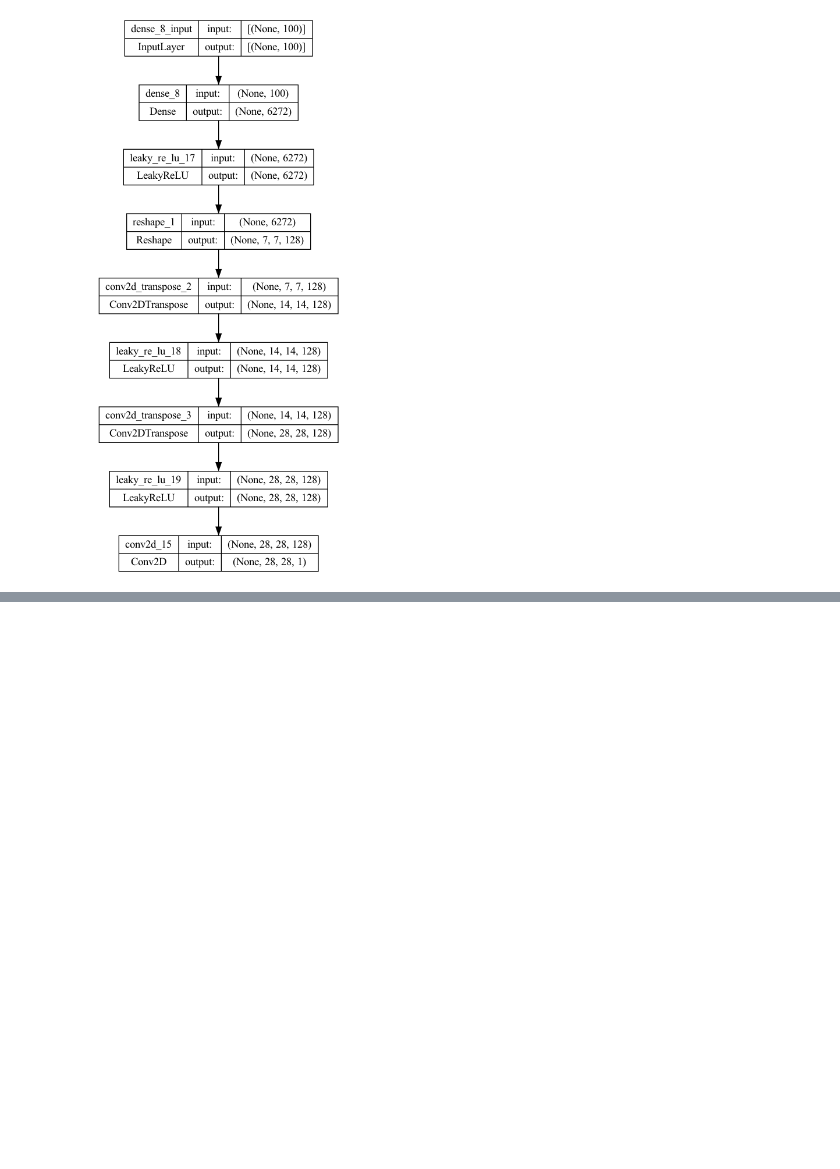
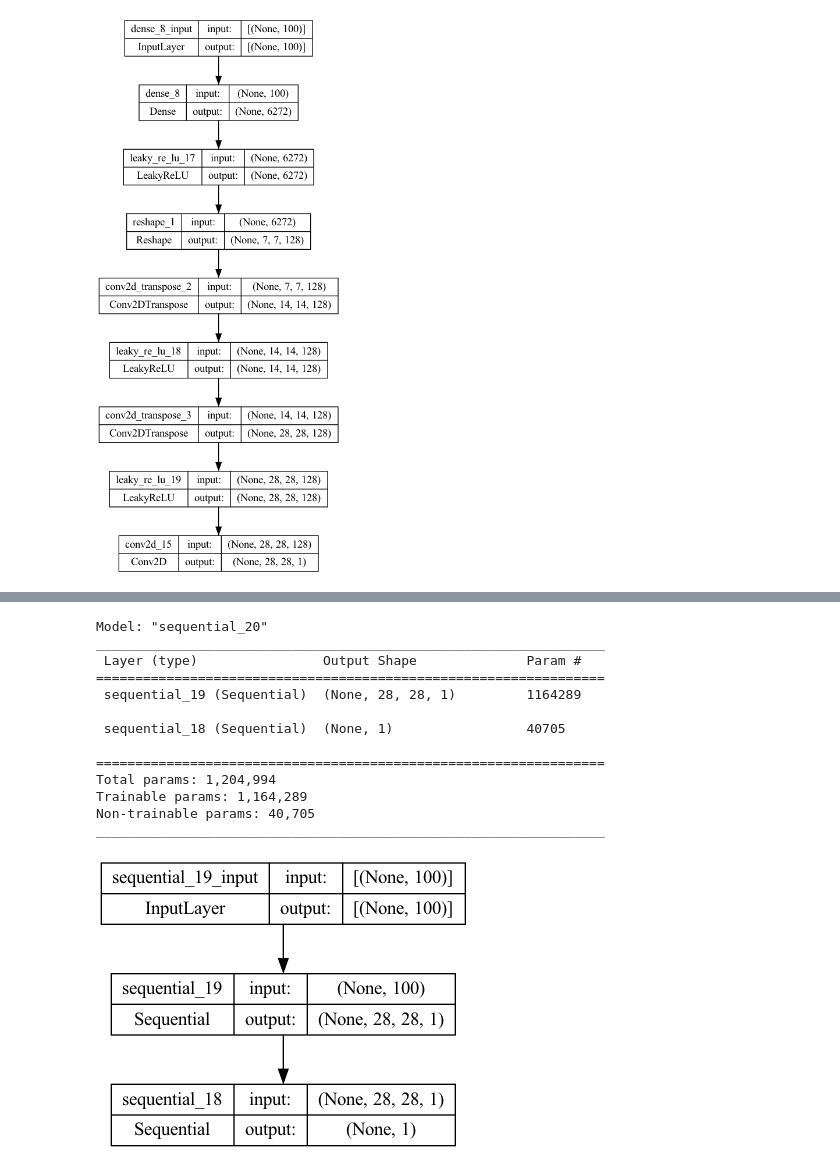
Before and after one commit to JynxZz/gan-mnist, a Jupyter notebook: notebook/exploration.ipynb, the cells around one changed output, grey strips where cells are left out. Saved outputs shown, nothing was run; the diff lists cells and outputs as text; code cells hidden in the pictures; blank space fills up the shorter version.

Commit message:
gan train

```diff
--- a/notebook/exploration.ipynb
+++ b/notebook/exploration.ipynb
@@ -252,0 +303,48 @@ _________________________________________________________________
+# %%
+# define the combined generator and discriminator model, for updating the generator
+def model_gan(g_model, d_model):
+	# make weights in the discriminator not trainable
+	d_model.trainable = False
+
+	# connect them
+	model = Sequential()
+	# add generator
+	model.add(g_model)
+	# add the discriminator
+	model.add(d_model)
+
+	# compile model
+	opt = Adam(learning_rate=0.0002, beta_1=0.5)
+	model.compile(loss='binary_crossentropy', optimizer=opt)
+
+	return model
+# %%
+# size of the latent space
+latent_dim = 100
+# create the discriminator
+d_model = discriminator()
+# create the generator
+g_model = generator(latent_dim)
+# create the gan
+gan_model = model_gan(g_model, d_model)
+
+# summarize gan model
+gan_model.summary()
+
+# plot gan model
+plot_model(gan_model, to_file='../data/gan_plot.png', show_shapes=True, show_layer_names=True)
+# %% [output]
+Model: "sequential_20"
+_________________________________________________________________
+ Layer (type)                Output Shape              Param #
+=================================================================
+ sequential_19 (Sequential)  (None, 28, 28, 1)         1164289
+
+ sequential_18 (Sequential)  (None, 1)                 40705
+
+=================================================================
+Total params: 1,204,994
+Trainable params: 1,164,289
+Non-trainable params: 40,705
+_________________________________________________________________
+[figure, added]
```
Also changed, not shown: parts of 10 cells of this notebook, 9 other files.
